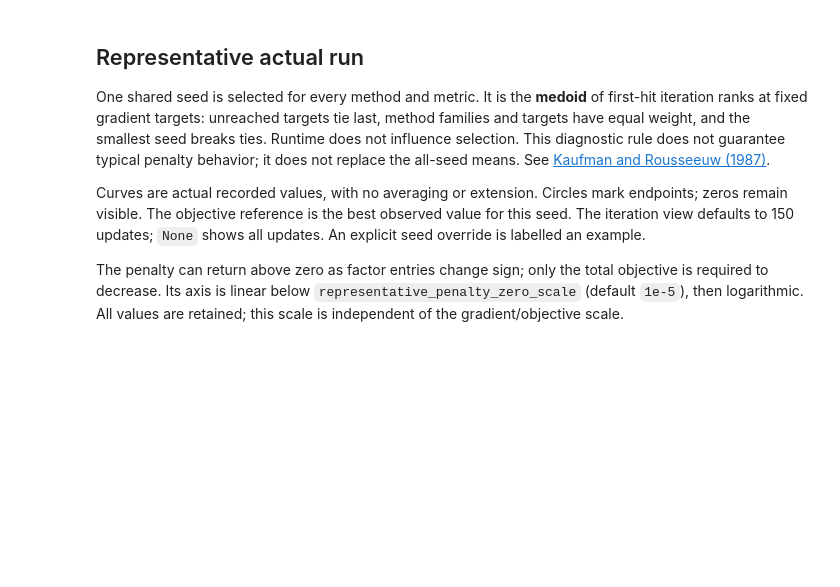
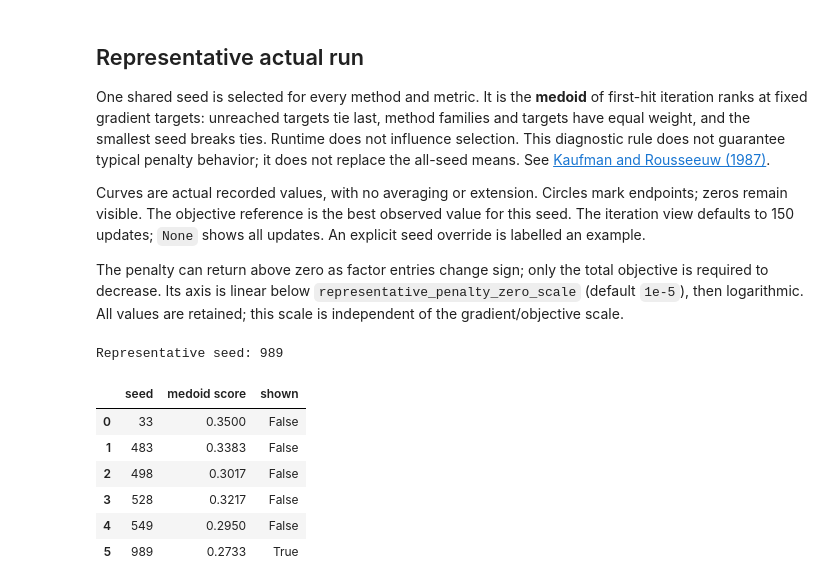
Before and after one commit to clemens-sirotenko/skip-the-hessian-keep-the-rates, a Jupyter notebook: MF/experiment_matrix_factorization_multiple_parallel_final.ipynb, the cells around one changed output. Cells and saved outputs as stored; diff of their text form; code cells hidden in the pictures; blank space fills up the shorter version.

```diff
--- a/MF/experiment_matrix_factorization_multiple_parallel_final.ipynb
+++ b/MF/experiment_matrix_factorization_multiple_parallel_final.ipynb
@@ -710,7 +777,7 @@ are retained; this scale is independent of the gradient/objective scale.
 # %%
 from representative_plots import (
     select_representative_seed, target_summary,
-    plot_representative_runs, plot_target_times,
+    plot_target_times,
 )
 import pandas as pd
 import json
@@ -718,33 +785,42 @@ import json
 # Selection settings: one method per family; runtime does not affect selection.
 representative_selection_methods = [
     "Gradient Method", "LeAP-SSN", "GLAd-SSN, p=0.5", "Cubic Newton (GLRT)",
 ]
 representative_gradient_targets = [1e2, 1.0, 1e-2, 1e-4, 1e-6, 1e-8]
 representative_plot_methods = list(original_method_names)
 representative_seed_override = None  # An explicit seed is labelled "example".
 comparison_gradient_target = 1e-6     # Reporting target, not the solver grad_tol.
 representative_zero_scale = 1e-14
 representative_penalty_zero_scale = 1e-5  # Linear near zero; keeps zero-to-positive rebounds.
 representative_max_iter = 150          # Display zoom only; None shows the full run.
 representative_max_time = None
 
 if not batch_complete or set(all_seeds_histories) != set(seeds_to_try):
     raise RuntimeError("Complete the seed batch before selecting a representative run.")
 representative_selection = select_representative_seed(
     all_seeds_histories, representative_selection_methods, representative_gradient_targets)
 representative_seed = (representative_selection["seed"] if representative_seed_override is None
                        else int(representative_seed_override))
 representative_label = "Representative" if representative_seed_override is None else "Example"
 print(f"{representative_label} seed: {representative_seed}")
 if representative_seed_override is None and len(representative_selection["tied_seeds"]) > 1:
     print("Tied medoids:", representative_selection["tied_seeds"], "-- using the smallest seed.")
 if not representative_selection["informative"]:
     print("The milestone ranks do not distinguish these seeds; there is no unique typical run.")
 selection_scores = pd.DataFrame([
     {"seed": seed, "medoid score": score, "shown": seed == representative_seed}
     for seed, score in representative_selection["scores"].items()
 ])
 display(selection_scores.style.format({"medoid score": "{:.4f}"}))
+# %% [output]
+Representative seed: 989
+|  | seed | medoid score | shown |
+| 0 | 33 | 0.3500 | False |
+| 1 | 483 | 0.3383 | False |
+| 2 | 498 | 0.3017 | False |
+| 3 | 528 | 0.3217 | False |
+| 4 | 549 | 0.2950 | False |
+| 5 | 989 | 0.2733 | True |
 # %%
 # Same colors as the mean figures; optional GN methods use matching dashed lines.
 representative_base_colors = method_colors
```
Also changed, not shown: parts of 14 cells of this notebook, 1 other file.
